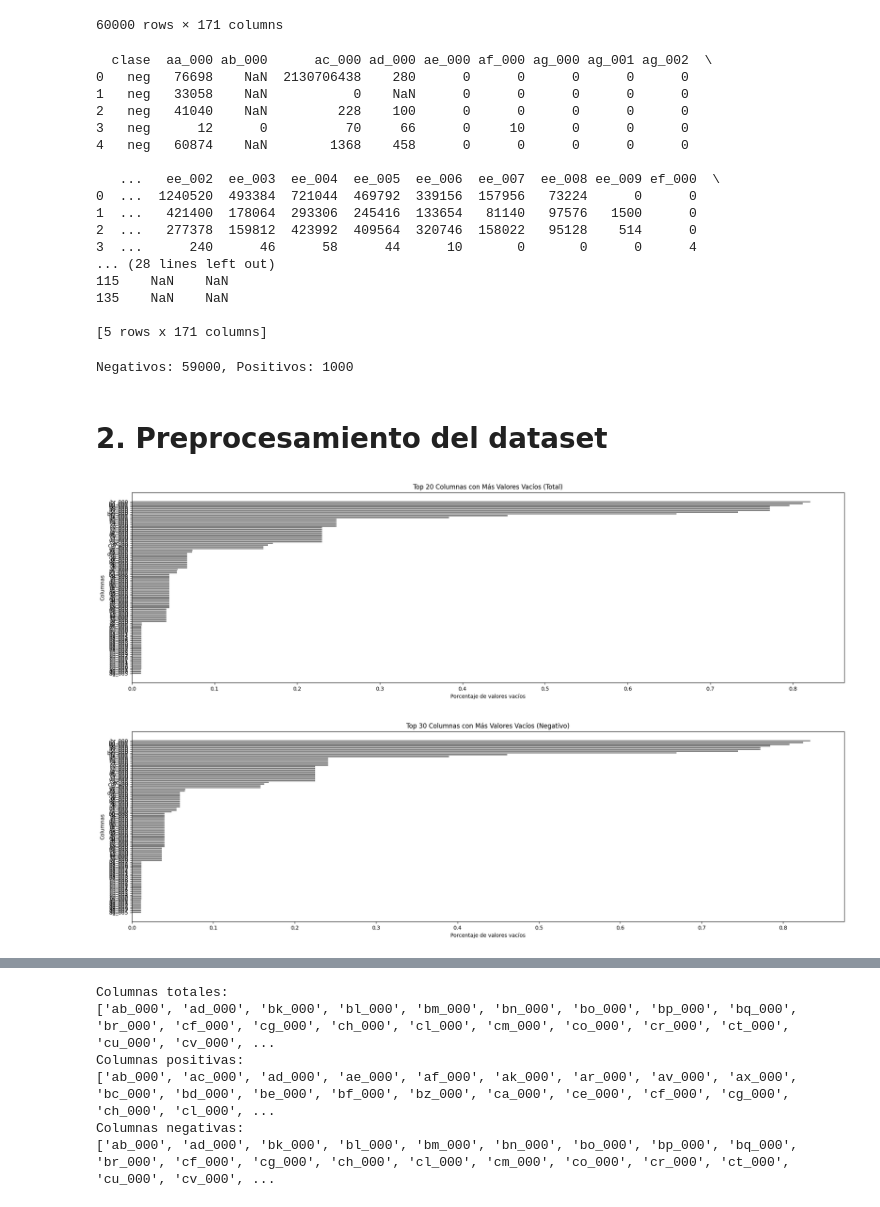
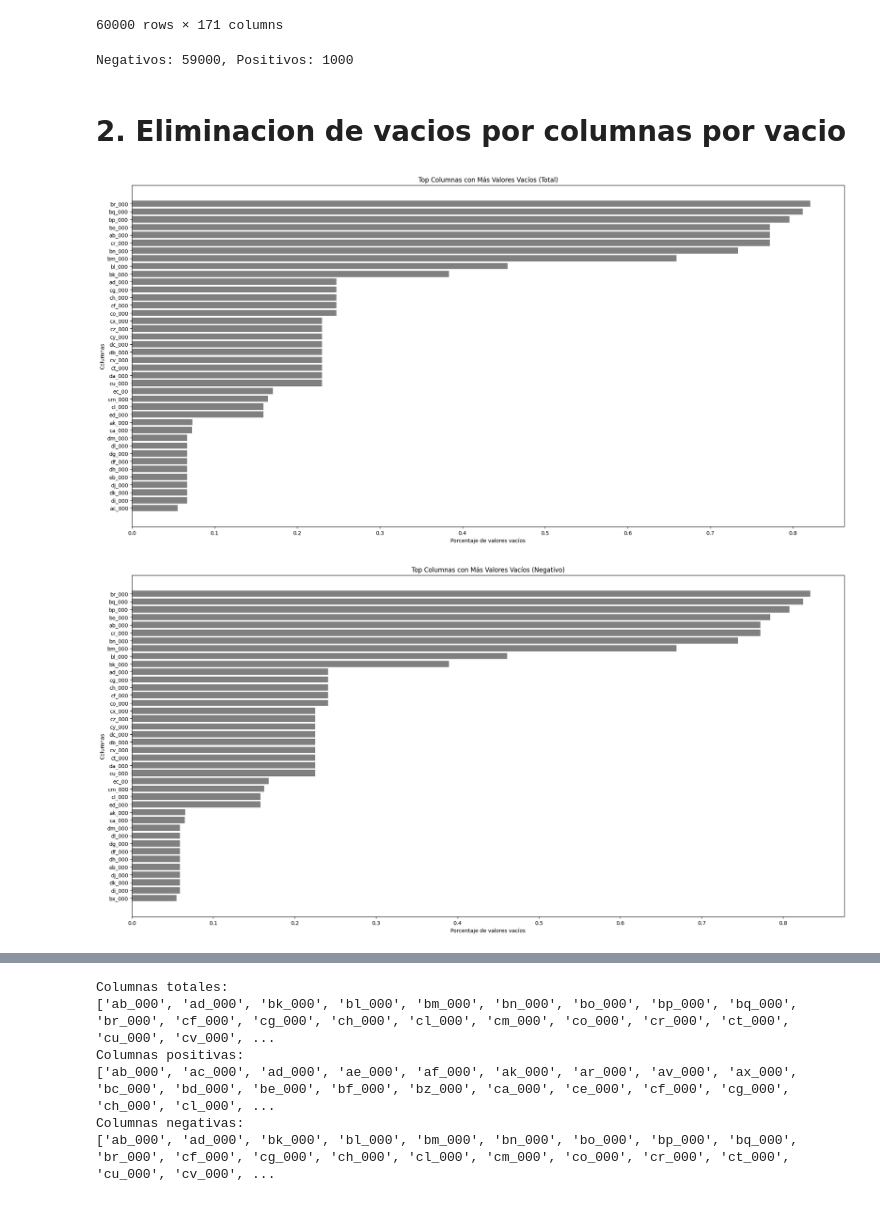
Before and after one commit to marcohinojosag/IA_MKTR, a Jupyter notebook: cod.ipynb, the cells around one changed output, grey strips where cells are left out. Drawn from its saved outputs; the diff is of its cells as text; code cells hidden in the pictures.

```diff
--- a/cod.ipynb
+++ b/cod.ipynb
@@ -97,29 +97,9 @@ df
 | 59999 | neg | 40222 | NaN | 698 | 628 | 0 | 0 | 0 | 0 | 0 | ... | ... |
 60000 rows × 171 columns
 # %%
-# Se paracion de negativos y positivos
+# Separacion de negativos y positivos
 df_neg = df[df['clase'] == 'neg']
 df_pos = df[df['clase'] == 'pos']
-print(df_neg.head(5))
-print(df_pos.head(5))
-# %% [output]
-  clase  aa_000 ab_000      ac_000 ad_000 ae_000 af_000 ag_000 ag_001 ag_002  \
-0   neg   76698    NaN  2130706438    280      0      0      0      0      0
-1   neg   33058    NaN           0    NaN      0      0      0      0      0
-2   neg   41040    NaN         228    100      0      0      0      0      0
-3   neg      12      0          70     66      0     10      0      0      0
-4   neg   60874    NaN        1368    458      0      0      0      0      0
-
-   ...   ee_002  ee_003  ee_004  ee_005  ee_006  ee_007  ee_008 ee_009 ef_000  \
-0  ...  1240520  493384  721044  469792  339156  157956   73224      0      0
-1  ...   421400  178064  293306  245416  133654   81140   97576   1500      0
-2  ...   277378  159812  423992  409564  320746  158022   95128    514      0
-3  ...      240      46      58      44      10       0       0      0      4
-... (28 lines left out)
-115    NaN    NaN
-135    NaN    NaN
-
-[5 rows x 171 columns]
 # %%
 # Cantidad de positivos y negativos del dataset
 cant_neg = len(df_neg)
@@ -127,29 +107,29 @@ cant_pos = len(df_pos)
 print(f"Negativos: {cant_neg}, Positivos: {cant_pos}")
 # %% [output]
 Negativos: 59000, Positivos: 1000
+# %% [markdown]
+# 2. Eliminacion de vacios por columnas por vacio
 # %%
 # Porcentaje de valores vacíos por columna
 cv = df.isna().sum()/len(df)
 cv_neg = df_neg.isna().sum()/cant_neg
 cv_pos = df_pos.isna().sum()/cant_pos
-# %% [markdown]
-# 2. Preprocesamiento del dataset
 # %%
-top = cv.sort_values(ascending=False).head(100)
+top = cv.sort_values(ascending=False).head(40)
 
-plt.figure(figsize=(20, 6))
+plt.figure(figsize=(20, 10))
 plt.barh(top.index[::-1], top.values[::-1], color='gray')
 plt.xlabel('Porcentaje de valores vacíos')
 plt.title('Top Columnas con Más Valores Vacíos (Total)')
 plt.ylabel('Columnas')
 plt.tight_layout()
 plt.show()
 # %% [output]
-[figure, old version]
+[figure, new version]
 # %%
-top_neg = cv_neg.sort_values(ascending=False).head(100)
+top_neg = cv_neg.sort_values(ascending=False).head(40)
 
-plt.figure(figsize=(20, 6))
+plt.figure(figsize=(20, 10))
 plt.barh(top_neg.index[::-1], top_neg.values[::-1], color='gray')
 plt.xlabel('Porcentaje de valores vacíos')
 plt.title('Top Columnas con Más Valores Vacíos (Negativo)')
@@ -157,5 +137,5 @@ plt.ylabel('Columnas')
 plt.tight_layout()
 plt.show()
 # %% [output]
-[figure, old version]
+[figure, new version]
 # %%
```
Also changed, not shown: parts of 14 cells of this notebook.
